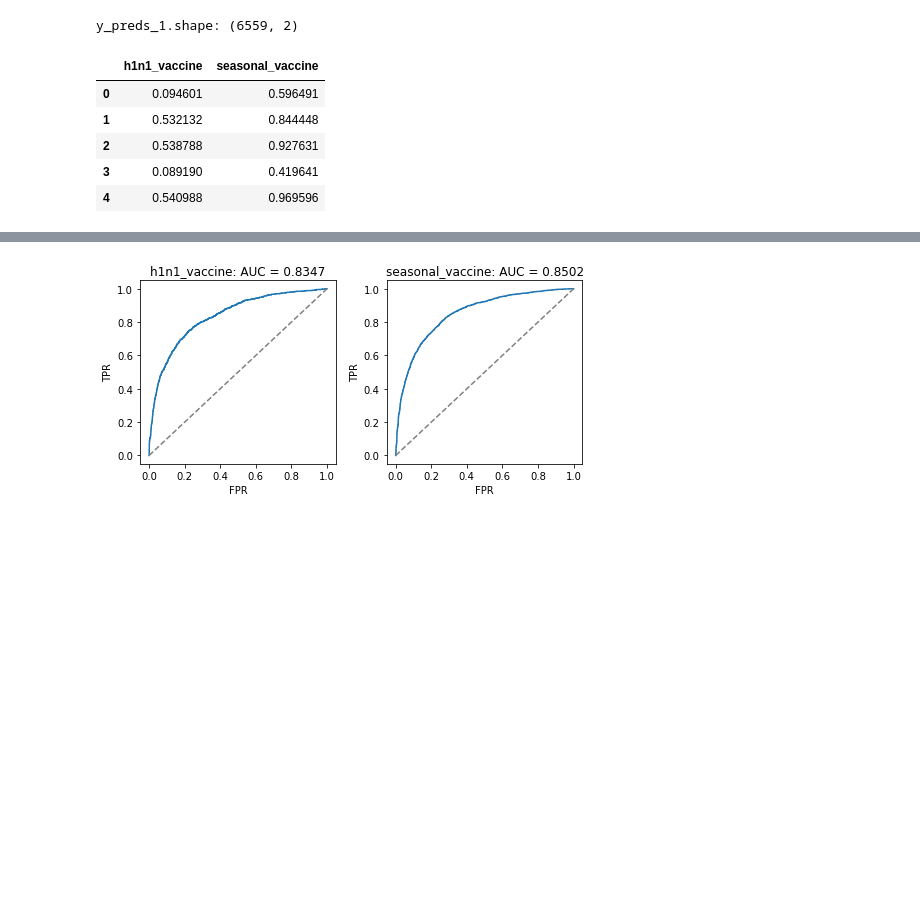
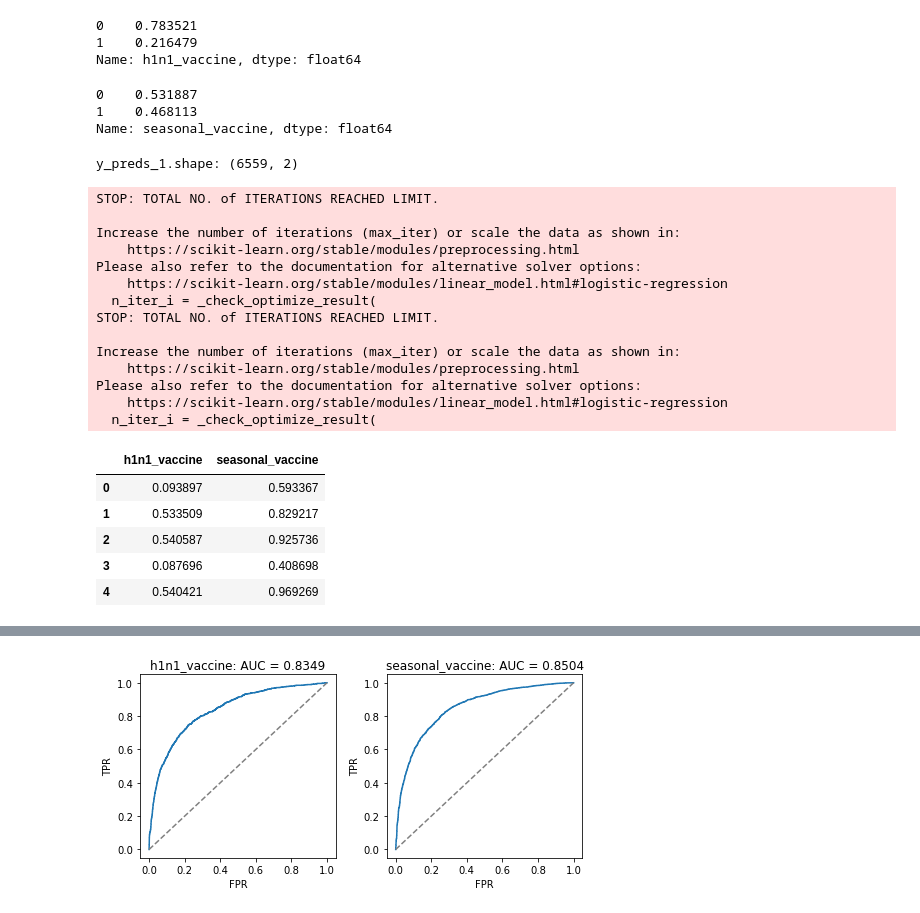
Before and after one commit to AMcqueen1980/H1N1Project, a Jupyter notebook: Emiko/emiko_baseline.ipynb, the cells around one changed output, grey strips where cells are left out. Drawn from its saved outputs; the diff is of its cells as text; code cells hidden in the pictures; blank space fills up the shorter version.

Commit message:
modified baseline model notebook

```diff
--- a/Emiko/emiko_baseline.ipynb
+++ b/Emiko/emiko_baseline.ipynb
@@ -161,35 +161,61 @@ X_train_ohe = pd.concat([X_train_1, dums_df], axis=1)
 X_test_1 = X_test.drop(non_binary, axis=1)
 
 X_test_ohe = pd.concat([X_test_1, dums_t_df], axis=1)
+# %%
+y_train.h1n1_vaccine.value_counts(normalize=True)
+# %% [output]
+0    0.783521
+1    0.216479
+Name: h1n1_vaccine, dtype: float64
+# %%
+y_train.seasonal_vaccine.value_counts(normalize=True)
+# %% [output]
+0    0.531887
+1    0.468113
+Name: seasonal_vaccine, dtype: float64
 # %%
 # fit the baseline model to X_train_ohe
 
 baseline_1 = MultiOutputClassifier(
-    estimator=LogisticRegression(max_iter=1000 , penalty="l2", C=100)
+    estimator=LogisticRegression(max_iter=100 , penalty="l2", C=1)
 )
 
 
 baseline_1.fit(X_train_ohe, y_train)
 
 preds_1 = baseline_1.predict_proba(X_test_ohe)
 
 y_preds_1 = pd.DataFrame(
     {
         "h1n1_vaccine": preds_1[0][:, 1],
         "seasonal_vaccine": preds_1[1][:, 1],
     },
     index = y_test.index
 )
 print("y_preds_1.shape:", y_preds_1.shape)
 y_preds_1.head()
 # %% [output]
 y_preds_1.shape: (6559, 2)
+STOP: TOTAL NO. of ITERATIONS REACHED LIMIT.
+
+Increase the number of iterations (max_iter) or scale the data as shown in:
+    https://scikit-learn.org/stable/modules/preprocessing.html
+Please also refer to the documentation for alternative solver options:
+    https://scikit-learn.org/stable/modules/linear_model.html#logistic-regression
+  n_iter_i = _check_optimize_result(
+STOP: TOTAL NO. of ITERATIONS REACHED LIMIT.
+
+Increase the number of iterations (max_iter) or scale the data as shown in:
+    https://scikit-learn.org/stable/modules/preprocessing.html
+Please also refer to the documentation for alternative solver options:
+    https://scikit-learn.org/stable/modules/linear_model.html#logistic-regression
+  n_iter_i = _check_optimize_result(
 |  | h1n1_vaccine | seasonal_vaccine |
-| 0 | 0.094601 | 0.596491 |
-| 1 | 0.532132 | 0.844448 |
-| 2 | 0.538788 | 0.927631 |
-| 3 | 0.089190 | 0.419641 |
-| 4 | 0.540988 | 0.969596 |
+| 0 | 0.093897 | 0.593367 |
+| 1 | 0.533509 | 0.829217 |
+| 2 | 0.540587 | 0.925736 |
+| 3 | 0.087696 | 0.408698 |
+| 4 | 0.540421 | 0.969269 |
 # %%
 cross_val_score(estimator=baseline_1, X=X_train_ohe, y=y_train, cv=5)
 # %% [output]
```
Also changed, not shown: parts of 6 cells of this notebook.
